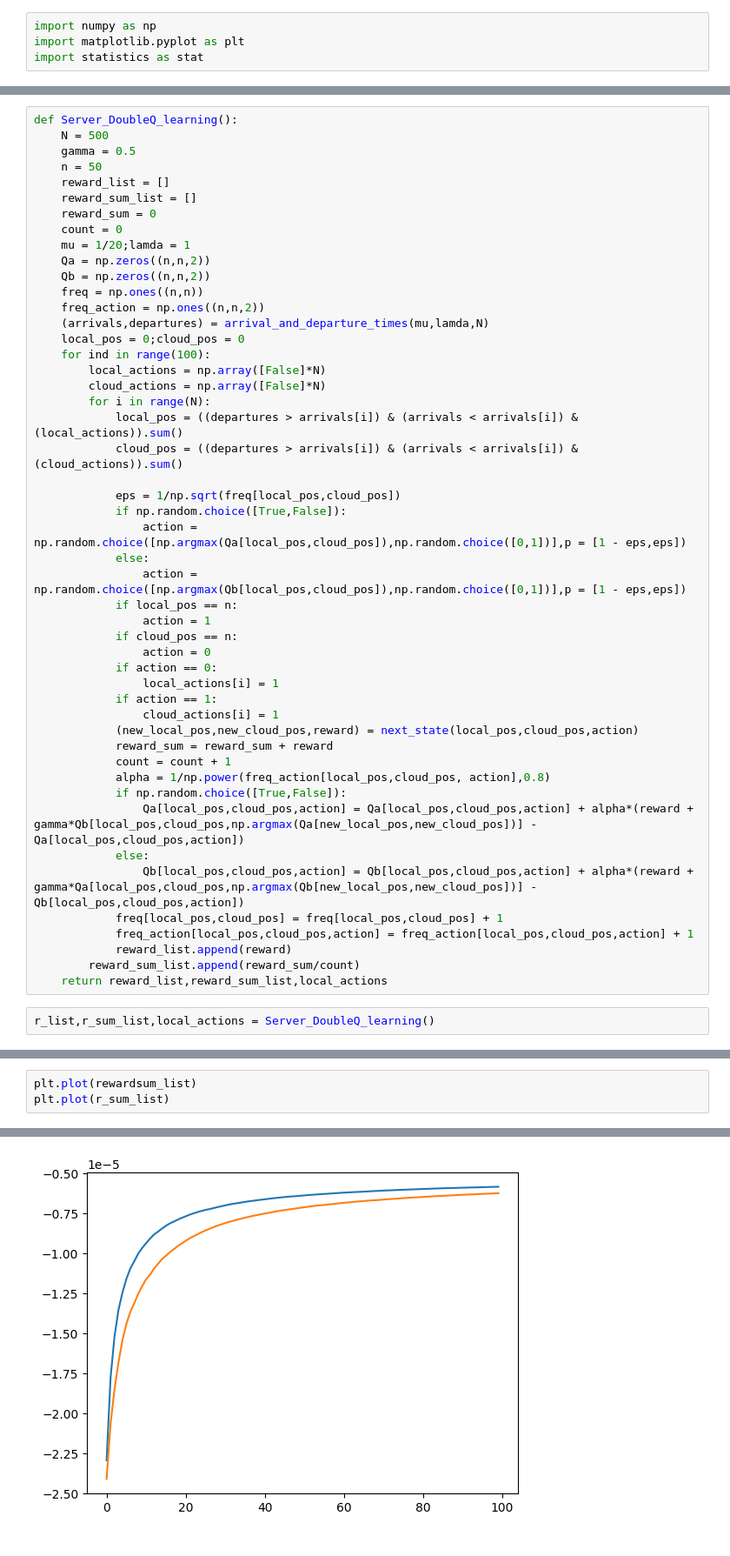
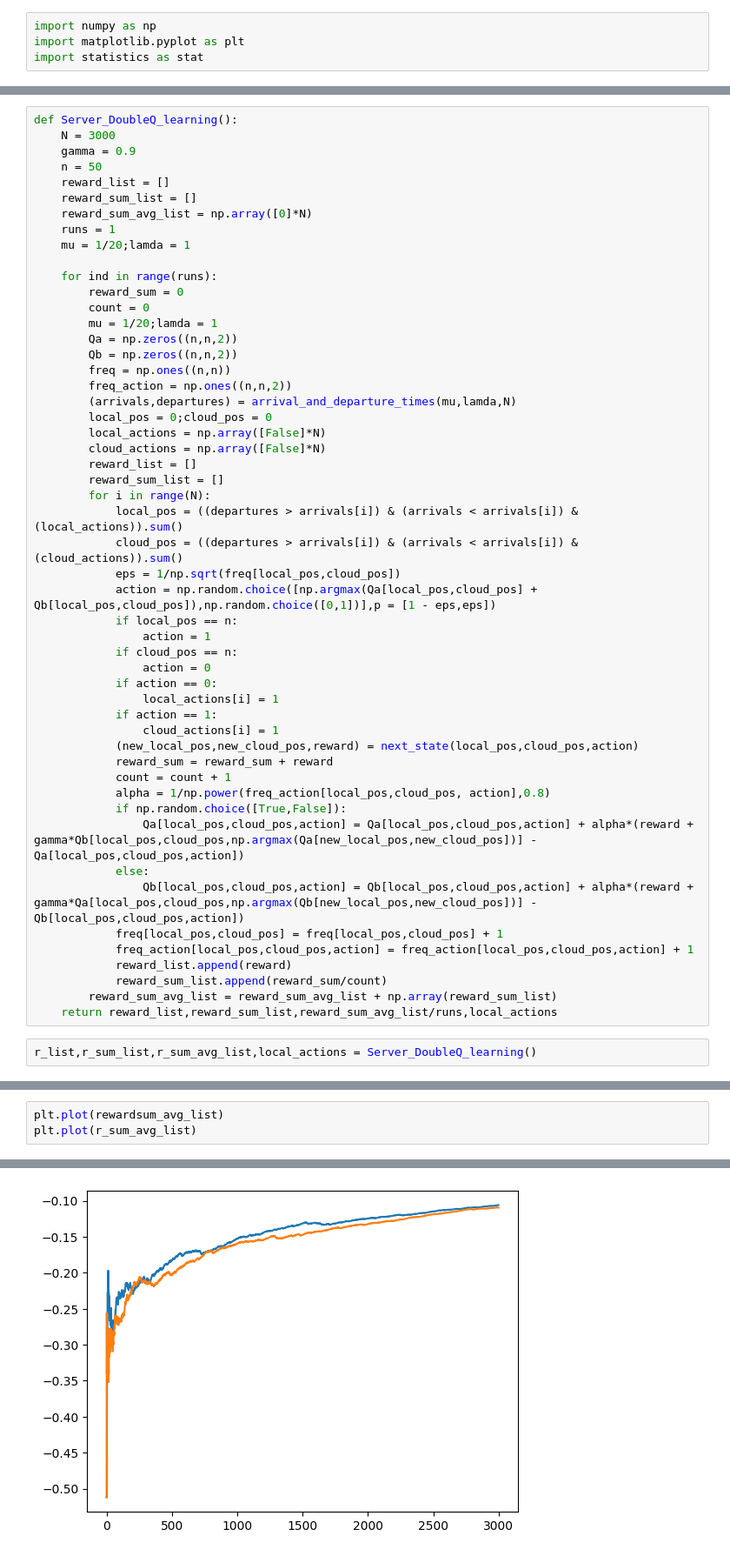
Before and after one commit to parthatom/Estimation_bias_Q_Learning, a Jupyter notebook: Cloud_vs_Local.ipynb, the cells around one changed output, grey strips where cells are left out. Shown: that part at 87% size. Cells and saved outputs as stored; diff of their text form.

```diff
--- a/Cloud_vs_Local.ipynb
+++ b/Cloud_vs_Local.ipynb
@@ -102,31 +88,33 @@ plt.plot(rewardsum_list)
 # %%
 def Server_DoubleQ_learning():
-    N = 500
-    gamma = 0.5
+    N = 3000
+    gamma = 0.9
     n = 50
     reward_list = []
     reward_sum_list = []
-    reward_sum = 0
-    count = 0
+    reward_sum_avg_list = np.array([0]*N)
+    runs = 1
     mu = 1/20;lamda = 1
-    Qa = np.zeros((n,n,2))
-    Qb = np.zeros((n,n,2))
-    freq = np.ones((n,n))
-    freq_action = np.ones((n,n,2))
-    (arrivals,departures) = arrival_and_departure_times(mu,lamda,N)
-    local_pos = 0;cloud_pos = 0
-    for ind in range(100):
+
+    for ind in range(runs):
+        reward_sum = 0
+        count = 0
+        mu = 1/20;lamda = 1
+        Qa = np.zeros((n,n,2))
+        Qb = np.zeros((n,n,2))
+        freq = np.ones((n,n))
+        freq_action = np.ones((n,n,2))
+        (arrivals,departures) = arrival_and_departure_times(mu,lamda,N)
+        local_pos = 0;cloud_pos = 0
         local_actions = np.array([False]*N)
         cloud_actions = np.array([False]*N)
+        reward_list = []
+        reward_sum_list = []
         for i in range(N):
             local_pos = ((departures > arrivals[i]) & (arrivals < arrivals[i]) & (local_actions)).sum()
             cloud_pos = ((departures > arrivals[i]) & (arrivals < arrivals[i]) & (cloud_actions)).sum()
-
             eps = 1/np.sqrt(freq[local_pos,cloud_pos])
-            if np.random.choice([True,False]):
-                action = np.random.choice([np.argmax(Qa[local_pos,cloud_pos]),np.random.choice([0,1])],p = [1 - eps,eps])
-            else:
-                action = np.random.choice([np.argmax(Qb[local_pos,cloud_pos]),np.random.choice([0,1])],p = [1 - eps,eps])
+            action = np.random.choice([np.argmax(Qa[local_pos,cloud_pos] + Qb[local_pos,cloud_pos]),np.random.choice([0,1])],p = [1 - eps,eps])
             if local_pos == n:
                 action = 1
             if cloud_pos == n:
@@ -146,7 +134,8 @@ def Server_DoubleQ_learning():
             freq[local_pos,cloud_pos] = freq[local_pos,cloud_pos] + 1
             freq_action[local_pos,cloud_pos,action] = freq_action[local_pos,cloud_pos,action] + 1
             reward_list.append(reward)
-        reward_sum_list.append(reward_sum/count)
-    return reward_list,reward_sum_list,local_actions
+            reward_sum_list.append(reward_sum/count)
+        reward_sum_avg_list = reward_sum_avg_list + np.array(reward_sum_list)
+    return reward_list,reward_sum_list,reward_sum_avg_list/runs,local_actions
 # %%
-r_list,r_sum_list,local_actions = Server_DoubleQ_learning()
+r_list,r_sum_list,r_sum_avg_list,local_actions = Server_DoubleQ_learning()
@@ -162,6 +147,6 @@ plt.plot(r_sum_list)
 # %%
-plt.plot(rewardsum_list)
-plt.plot(r_sum_list)
+plt.plot(rewardsum_avg_list)
+plt.plot(r_sum_avg_list)
 # %% [output]
 [<matplotlib.lines.Line2D at 0x...>]
-[figure, old version]
+[figure, new version]
```
Also changed, not shown: parts of 14 cells of this notebook.
